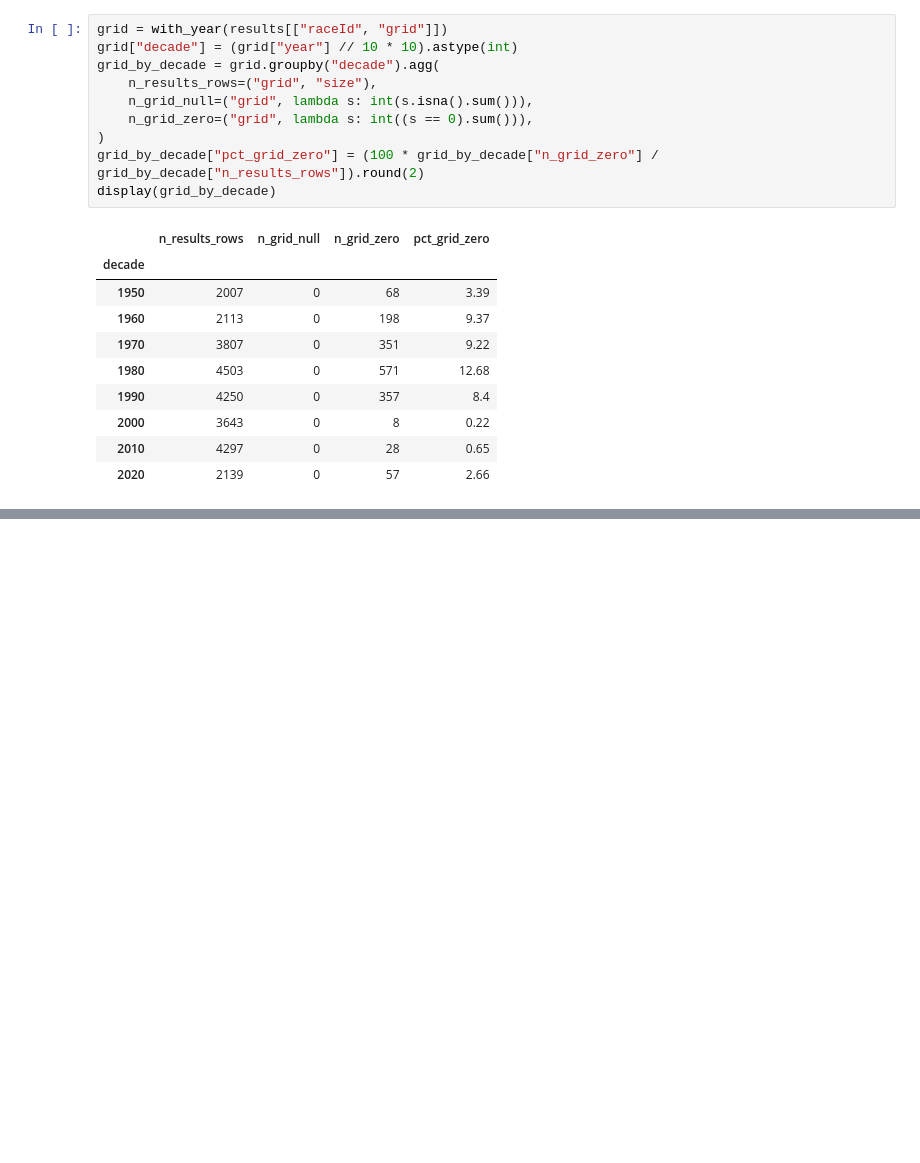
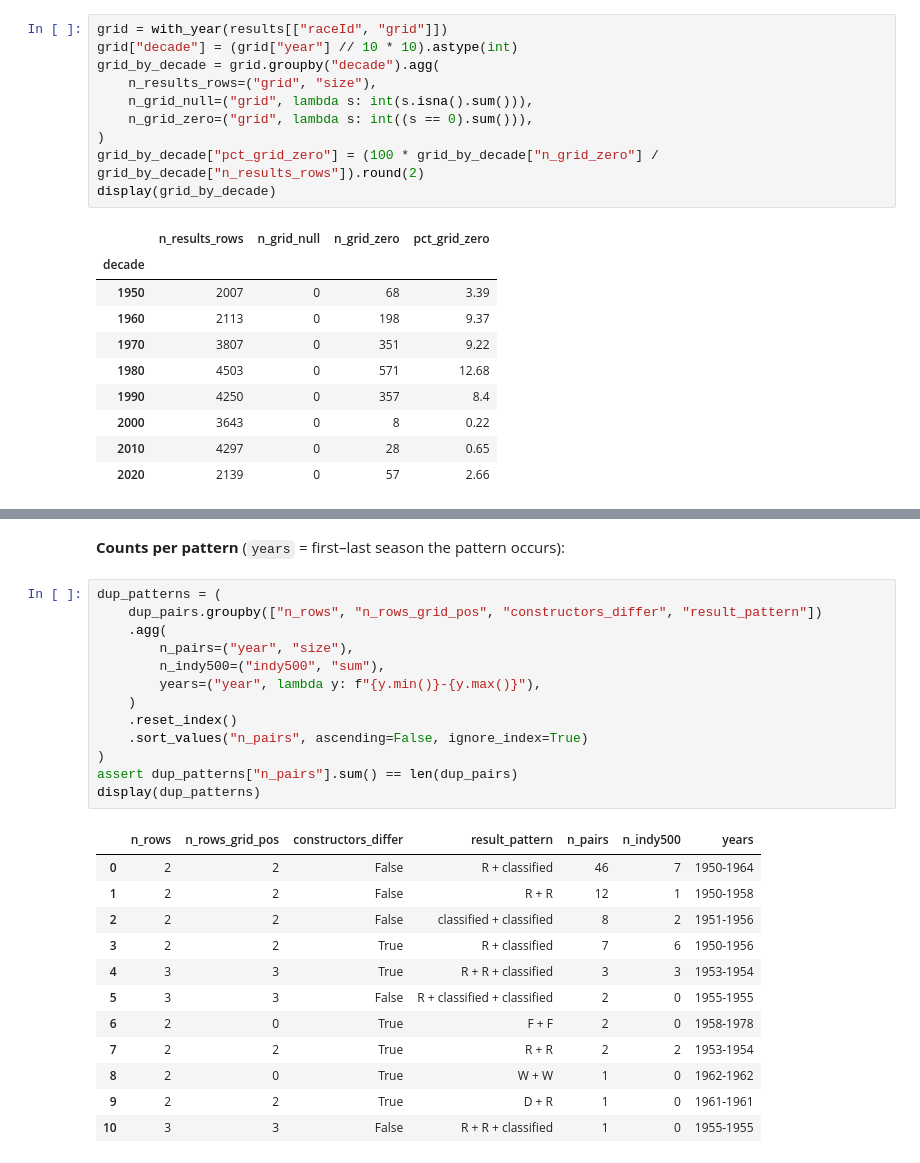
Before and after one commit to YShimy/f1-podium, a Jupyter notebook: notebooks/milestone1.ipynb, the cells around one changed output, grey strips where cells are left out. Cells and saved outputs as stored; diff of their text form; blank space fills up the shorter version.

```diff
--- a/notebooks/milestone1.ipynb
+++ b/notebooks/milestone1.ipynb
@@ -391,0 +558,28 @@ display(grid_by_decade)
+# %% [markdown]
+**Counts per pattern** (`years` = first–last season the pattern occurs):
+# %%
+dup_patterns = (
+    dup_pairs.groupby(["n_rows", "n_rows_grid_pos", "constructors_differ", "result_pattern"])
+    .agg(
+        n_pairs=("year", "size"),
+        n_indy500=("indy500", "sum"),
+        years=("year", lambda y: f"{y.min()}-{y.max()}"),
+    )
+    .reset_index()
+    .sort_values("n_pairs", ascending=False, ignore_index=True)
+)
+assert dup_patterns["n_pairs"].sum() == len(dup_pairs)
+display(dup_patterns)
+# %% [output]
+|  | n_rows | n_rows_grid_pos | constructors_differ | result_pattern | n_pairs | n_indy500 | years |
+| 0 | 2 | 2 | False | R + classified | 46 | 7 | 1950-1964 |
+| 1 | 2 | 2 | False | R + R | 12 | 1 | 1950-1958 |
+| 2 | 2 | 2 | False | classified + classified | 8 | 2 | 1951-1956 |
+| 3 | 2 | 2 | True | R + classified | 7 | 6 | 1950-1956 |
+| 4 | 3 | 3 | True | R + R + classified | 3 | 3 | 1953-1954 |
+| 5 | 3 | 3 | False | R + classified + classified | 2 | 0 | 1955-1955 |
+| 6 | 2 | 0 | True | F + F | 2 | 0 | 1958-1978 |
+| 7 | 2 | 2 | True | R + R | 2 | 2 | 1953-1954 |
+| 8 | 2 | 0 | True | W + W | 1 | 0 | 1962-1962 |
+| 9 | 2 | 2 | True | D + R | 1 | 0 | 1961-1961 |
+| 10 | 3 | 3 | False | R + R + classified | 1 | 0 | 1955-1955 |
```
Also changed, not shown: parts of 15 cells of this notebook.
